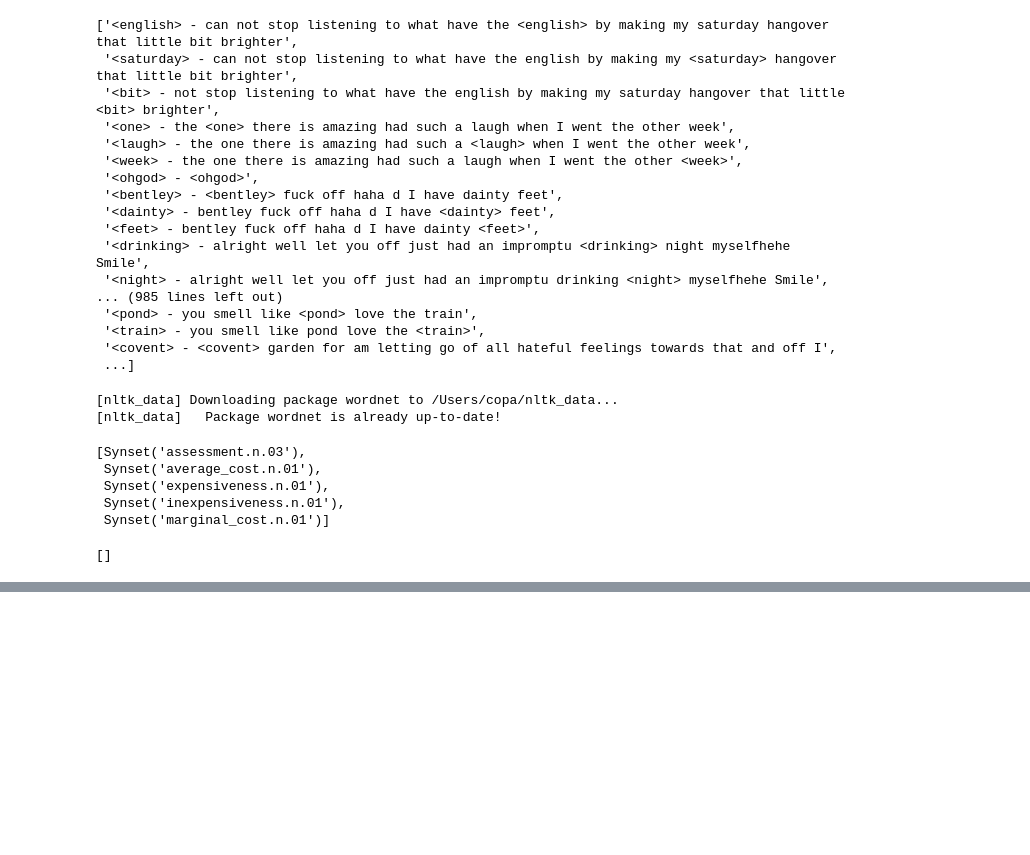
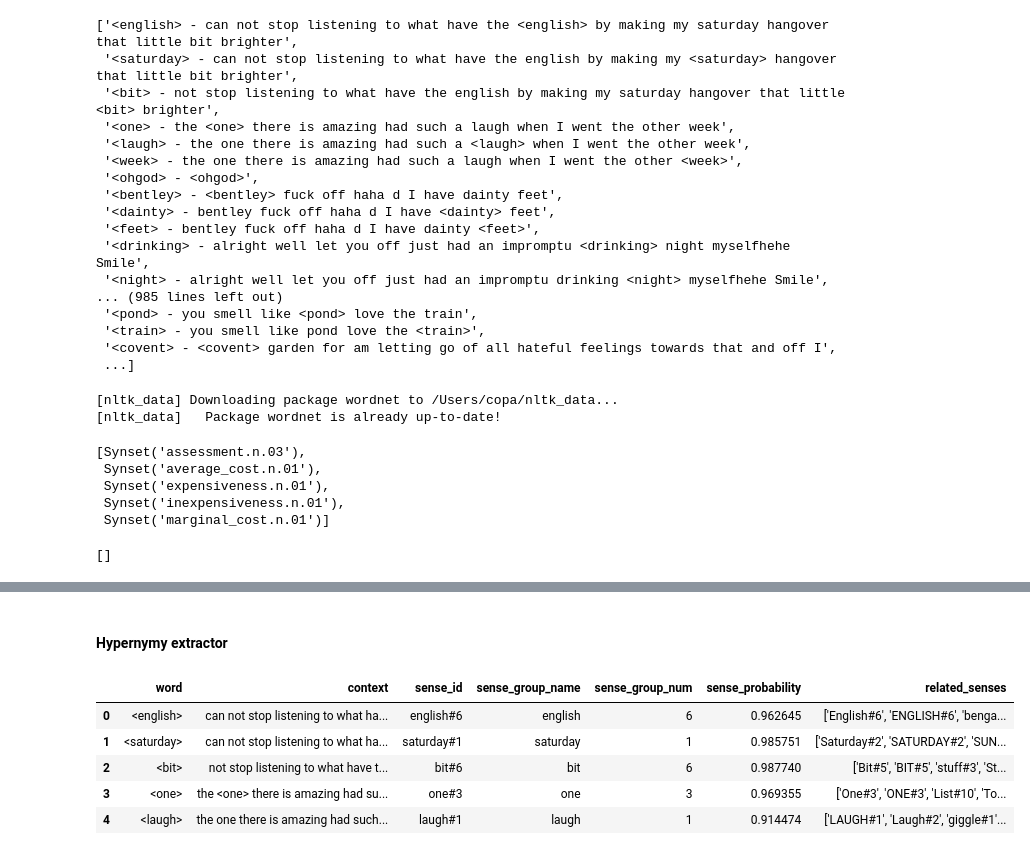
Before and after one commit to freelancer-raj/hhm_extractor, a Jupyter notebook: misc_functions.ipynb, the cells around one changed output, grey strips where cells are left out. Drawn from its saved outputs; the diff is of its cells as text; code cells hidden in the pictures; blank space fills up the shorter version.

Commit message:
Added todo. Created code to explore sense relations

```diff
--- a/misc_functions.ipynb
+++ b/misc_functions.ipynb
@@ -182,3 +182,24 @@ token._.wordnet.synsets()[0].part_meronyms()
 ##### For meronymy
 1. Use hypernymy-hyponymy relation to create a tree structure.
 2. For each level of the tree, identify meronyms for each node, and preserve common meronyms, that are also present in the data.
+# %% [markdown]
+#### Hypernymy extractor
+# %%
+import spacy
+import os
+import pandas as pd
+from spacy_wordnet.wordnet_annotator import WordnetAnnotator
+
+nlp = spacy.load("en")
+nlp.add_pipe(WordnetAnnotator(nlp.lang), after='tagger')
+
+
+df = pd.read_csv("corpus_sense_mapping.csv")
+df.head()
+# %% [output]
+|  | word | context | sense_id | sense_group_name | sense_group_num | sense_probability | related_senses |
+| 0 | <english> | can not stop listening to what ha... | english#6 | english | 6 | 0.962645 | ['English#6', 'ENGLISH#6', 'benga... |
+| 1 | <saturday> | can not stop listening to what ha... | saturday#1 | saturday | 1 | 0.985751 | ['Saturday#2', 'SATURDAY#2', 'SUN... |
+| 2 | <bit> | not stop listening to what have t... | bit#6 | bit | 6 | 0.987740 | ['Bit#5', 'BIT#5', 'stuff#3', 'St... |
+| 3 | <one> | the <one> there is amazing had su... | one#3 | one | 3 | 0.969355 | ['One#3', 'ONE#3', 'List#10', 'To... |
+| 4 | <laugh> | the one there is amazing had such... | laugh#1 | laugh | 1 | 0.914474 | ['LAUGH#1', 'Laugh#2', 'giggle#1'... |
```
Also changed, not shown: parts of 2 cells of this notebook, 1 other file.
